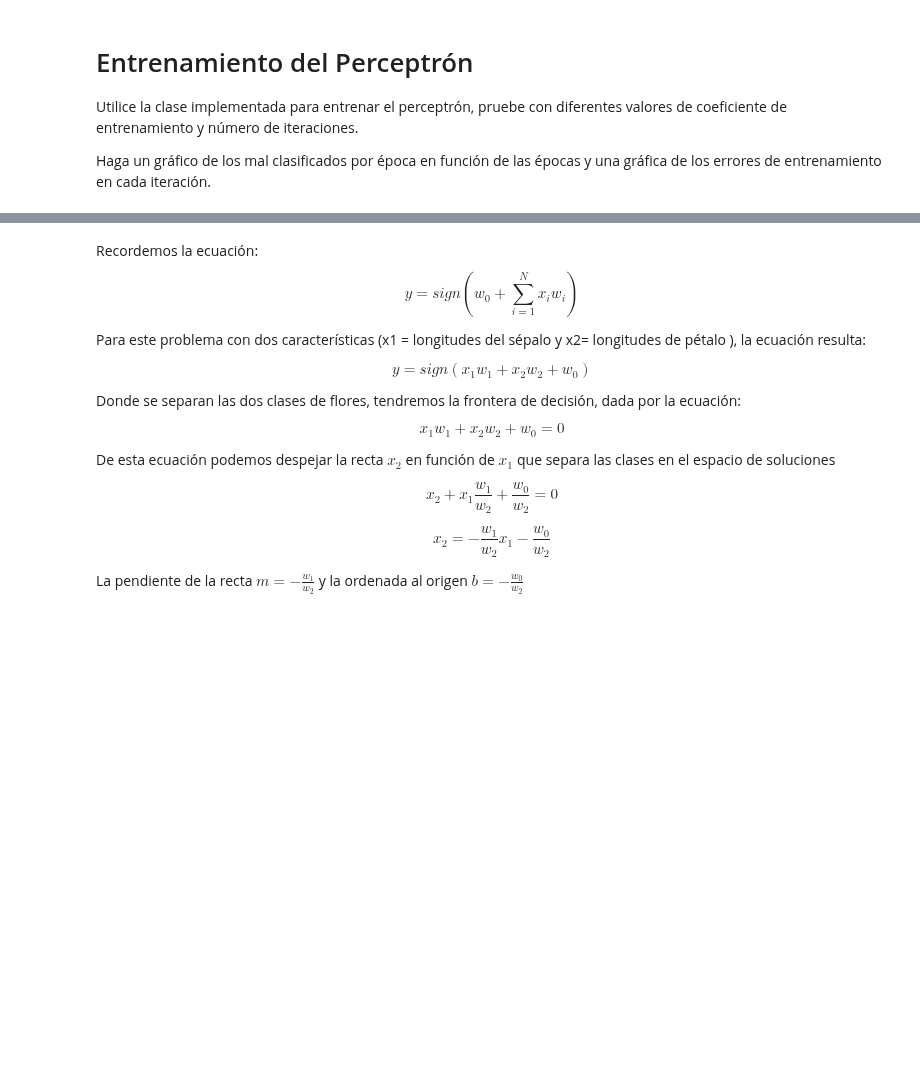
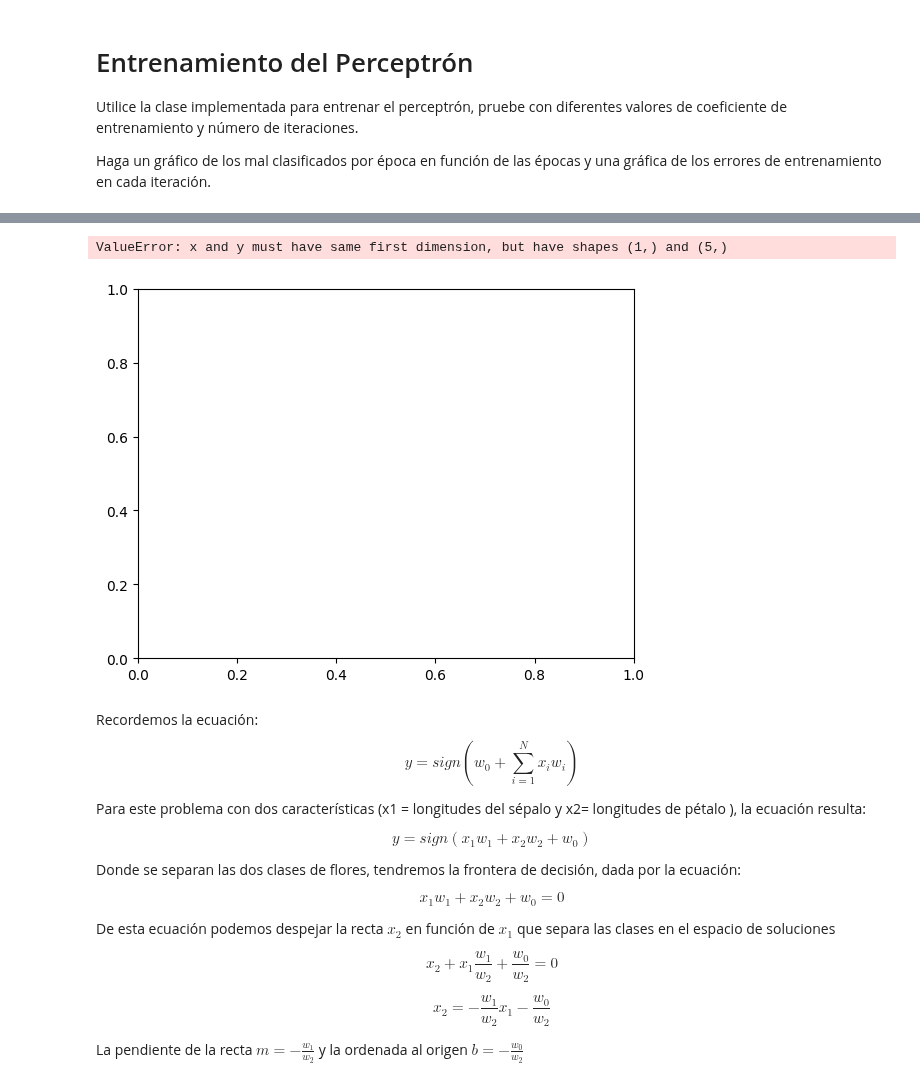
Before and after one commit to DinoMondino/IA, a Jupyter notebook: _6_PS_PMC/PerceptronSimple.ipynb, the cells around one changed output, grey strips where cells are left out. Drawn from its saved outputs; the diff is of its cells as text; code cells hidden in the pictures; blank space fills up the shorter version.

```diff
--- a/_6_PS_PMC/PerceptronSimple.ipynb
+++ b/_6_PS_PMC/PerceptronSimple.ipynb
@@ -90,6 +99,8 @@ class Perceptron(object):
         self.mal_clasificados_ = []
         self.errores_ = []
 
+# Itera a traves de epocas, actualiza los pesos según predicciones de errores para mejorar el accuracy.
+
         # para cada época
         for _ in range(self.epocas):
             errores = 0
@@ -109,10 +120,10 @@ class Perceptron(object):
 
         return self
 
-    def calcular_entrada(self, x):
+    def calcular_entrada(self, X):
         """cálculo de la entrada al perceptrón"""
         # -------suma de los productos de los valores de entrada y los pesos -----------
-        suma = sum([i * w for i, w in zip(x, self.w_)])
+        suma = sum([i * w for i, w in zip(X, self.w_)])
         return suma
         #-------------------------------------------------------------------------------
 
@@ -174,7 +192,7 @@ Utilice la clase implementada para entrenar el perceptrón, pruebe con diferente
 Haga un gráfico de los mal clasificados por época en función de las épocas y una gráfica de los errores de entrenamiento en cada iteración.
 # %%
 #Instancio un objeto de la clase Perceptron
-perceptron = Perceptron()
+perceptron = Perceptron(epocas=5)
 
 #llamo al método fit
 perceptron.fit(X, y)
@@ -190,5 +214,15 @@ plt.show()
 # %%
 #Grafico el número de errores por época
+
+plt.plot(perceptron.epocas, perceptron.errores_, marker='o')
+plt.xlabel('Epocas')
+plt.ylabel('Errores')
+plt.title('Errores por epoca')
+plt.grid(True)
+plt.show()
+# %% [output]
+ValueError: x and y must have same first dimension, but have shapes (1,) and (5,)
+[figure, added]
 # %% [markdown]
 Recordemos la ecuación: $$y = sign(w_0 + \sum\limits_{i=1}^N {x_i w_i})$$
 
```
Also changed, not shown: parts of 16 cells of this notebook.
